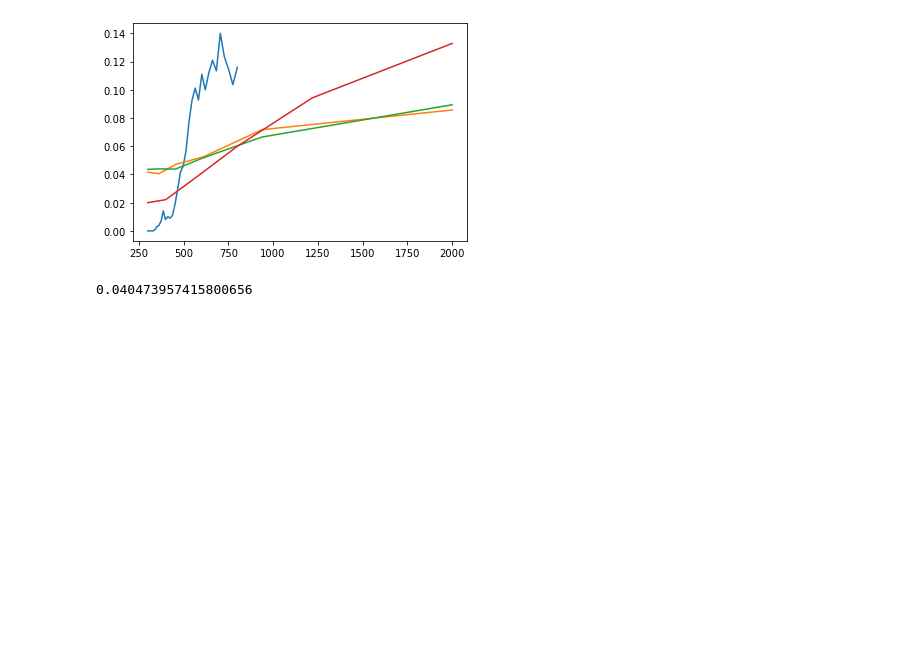
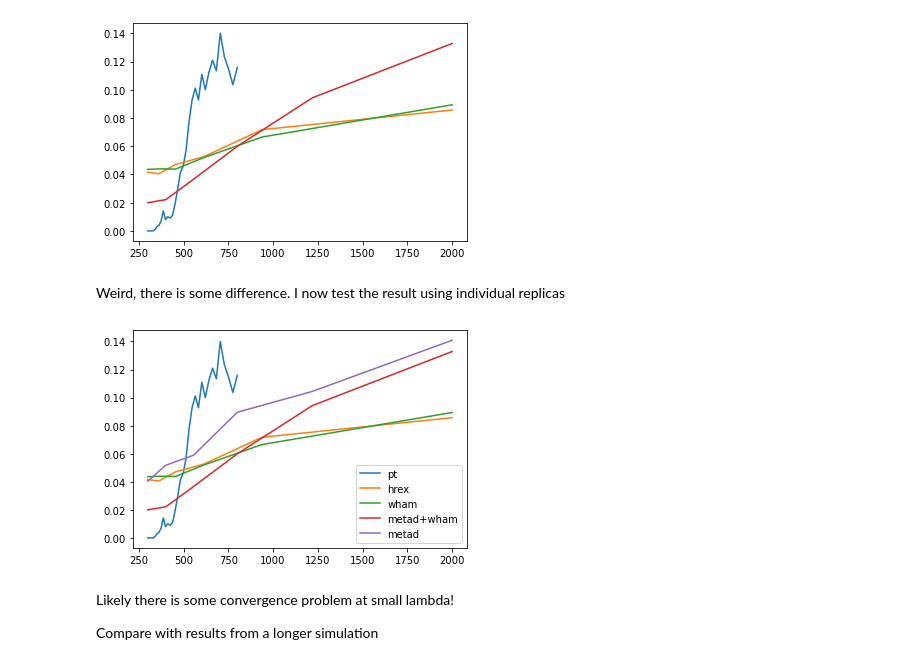
Before and after one commit to plumed/masterclass-22-10, a Jupyter notebook: Solution.ipynb, the cells around one changed output. Cells and saved outputs as stored; diff of their text form; code cells hidden in the pictures; blank space fills up the shorter version.

```diff
--- a/Solution.ipynb
+++ b/Solution.ipynb
@@ -2436,4 +2447,7 @@ We next run a metadynamics + solute tempering simulation on psi.
 Notice that psi is a **bad** variable for metadynamics on alanine dipeptide.
 
 The setup is basically identical to the one in masterclass 21.5
+# %%
+# hardcoded here if I don't want to rerun previous boxes
+optimal_lambdas=np.array([1.,0.7490915,0.54002926,0.37503371,0.24605241,0.15])
 # %%
@@ -2981,16 +2988,30 @@ plt.plot(Ts[0]/optimal_lambdas,pop_metad,label="metad")
 plt.show()
 # %% [output]
 [figure]
-# %%
-# using 1 replica:
-colvar1=colvar_cat[:1001]
-weights1=np.exp((bias[:1001,0]-np.max(bias[:1001,0]))/kBT)
-weights1=np.exp(weights1)
-weights1/=np.sum(weights1)
-# %%
-(
-    np.sum(weights1*np.logical_and(colvar1<2.0,colvar1>0))/
-        np.sum(weights1*np.logical_or(colvar1>2.0,colvar1<0))
-)
-# %% [output]
-0.040473957415800656
+# %% [markdown]
+Weird, there is some difference. I now test the result using individual replicas
+# %%
+pop_metad_single=[]
+for i in range(6):
+    colvar1=colvar_cat[1001*i:1001*(i+1)]
+    weights1=np.exp((bias[1001*i:1001*(i+1),i]-np.max(bias[1001*i:1001*(i+1),i]))/kBT)
+    weights1=np.exp(weights1)
+    weights1/=np.sum(weights1)
+    pop_metad_single.append(
+        np.sum(weights1*np.logical_and(colvar1<2.0,colvar1>0))/
+        np.sum(weights1*np.logical_or(colvar1>2.0,colvar1<0))
+    )
+# %%
+plt.plot(Ts,pop_pt,label="pt")
+plt.plot(Ts[0]/lambdas,pop_hrex,label="hrex")
+plt.plot(Ts[0]/lambdas,pop_wham,label="wham")
+plt.plot(Ts[0]/optimal_lambdas,pop_metad,label="metad+wham")
+plt.plot(Ts[0]/optimal_lambdas,pop_metad_single,label="metad")
+plt.legend()
+plt.show()
+# %% [output]
+[figure, added]
+# %% [markdown]
+Likely there is some convergence problem at small lambda!
+
+Compare with results from a longer simulation
```
Also changed, not shown: parts of 30 cells of this notebook.
